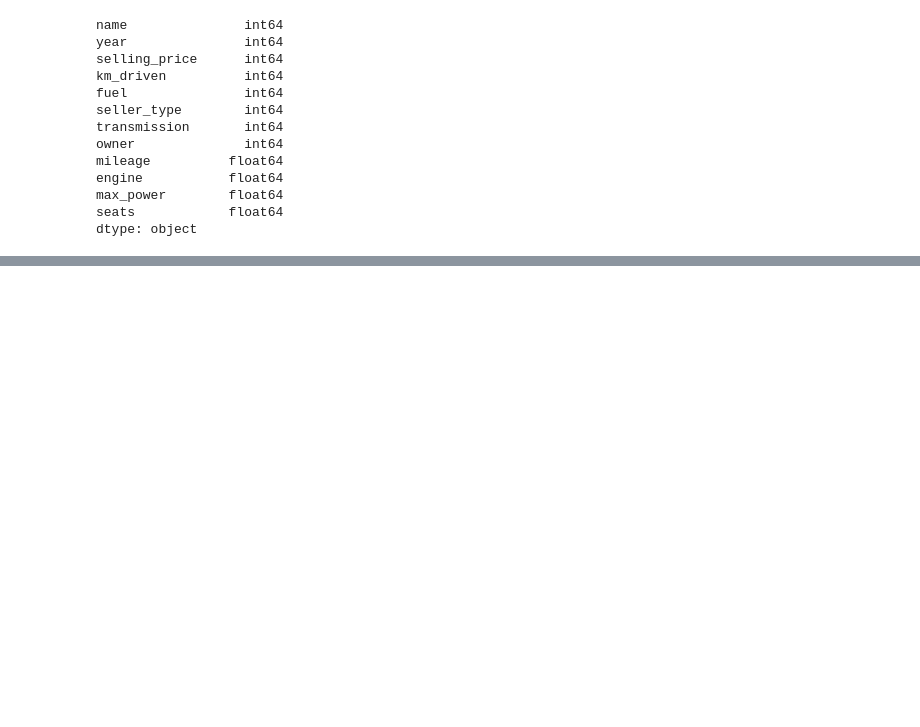
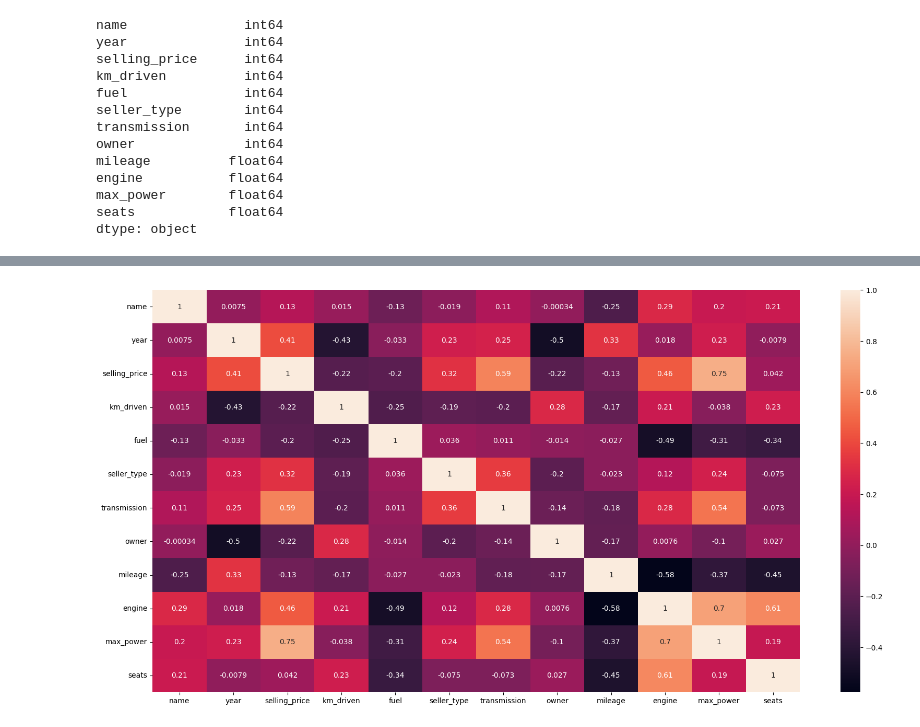
Before and after one commit to Koslowsky1337/Python_NeuralNetworks, a Jupyter notebook: CarPrice_NN/carprice.ipynb, the cells around one changed output, grey strips where cells are left out. Saved outputs shown, nothing was run; the diff lists cells and outputs as text; code cells hidden in the pictures; blank space fills up the shorter version.

```diff
--- a/CarPrice_NN/carprice.ipynb
+++ b/CarPrice_NN/carprice.ipynb
@@ -141,3 +141,7 @@ data.isnull().sum()
 
 # Drop all NAN values
 data = data.dropna()
+# %%
+# Analyse the Correlation between the columns
+corr_matrix = data.corr()
+corr_matrix['selling_price'].sort_values(ascending=False)
@@ -143,0 +162,7 @@ data = data.dropna()
+# %%
+# Analyse the Correlation between the columns using a heatmap
+plt.figure(figsize=(20,10))
+sns.heatmap(corr_matrix, annot=True)
+plt.show()
+# %% [output]
+[figure, added]
```
Also changed, not shown: parts of 6 cells of this notebook.
